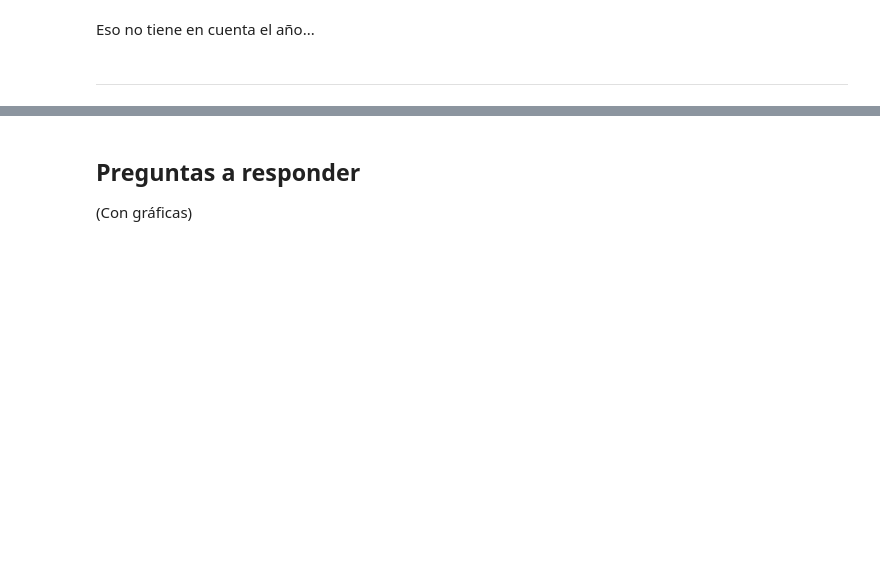
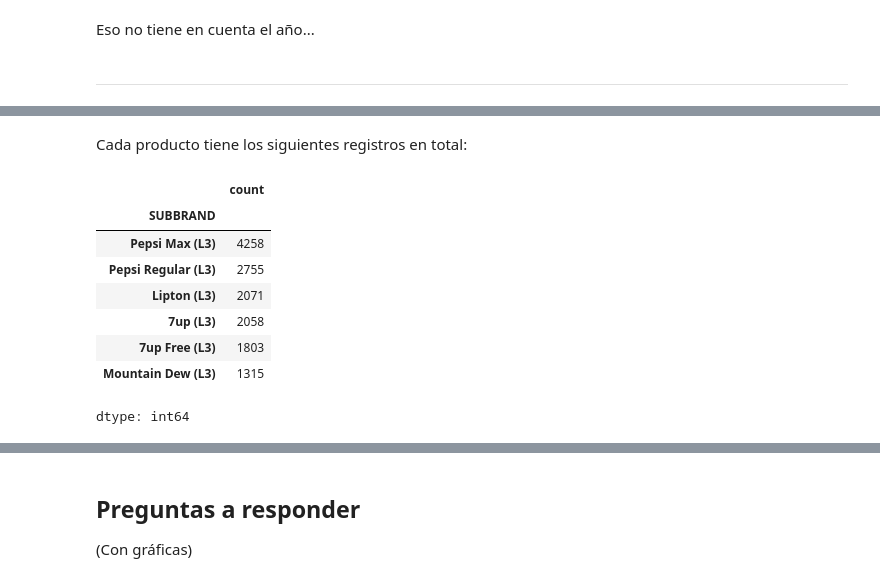
Before and after one commit to anruki/UFV_Visualizacion, a Jupyter notebook: EjerciciosClase/Ventas.ipynb, the cells around one changed output, grey strips where cells are left out. Cells and saved outputs as stored; diff of their text form; code cells hidden in the pictures; blank space fills up the shorter version.

```diff
--- a/EjerciciosClase/Ventas.ipynb
+++ b/EjerciciosClase/Ventas.ipynb
@@ -127,0 +205,14 @@ Eso no tiene en cuenta el año...
+# %% [markdown]
+Cada producto tiene los siguientes registros en total:
+# %%
+df['SUBBRAND'].value_counts()
+# %% [output]
+|  | count |
+| SUBBRAND |  |
+| Pepsi Max (L3) | 4258 |
+| Pepsi Regular (L3) | 2755 |
+| Lipton (L3) | 2071 |
+| 7up (L3) | 2058 |
+| 7up Free (L3) | 1803 |
+| Mountain Dew (L3) | 1315 |
+dtype: int64
```
Also changed, not shown: parts of 20 cells of this notebook.
